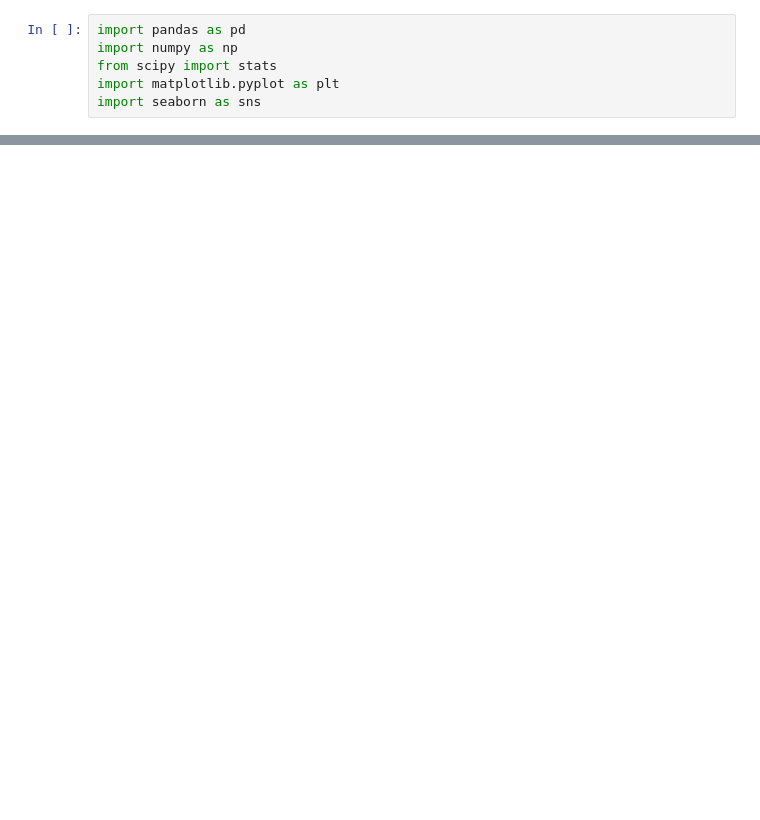
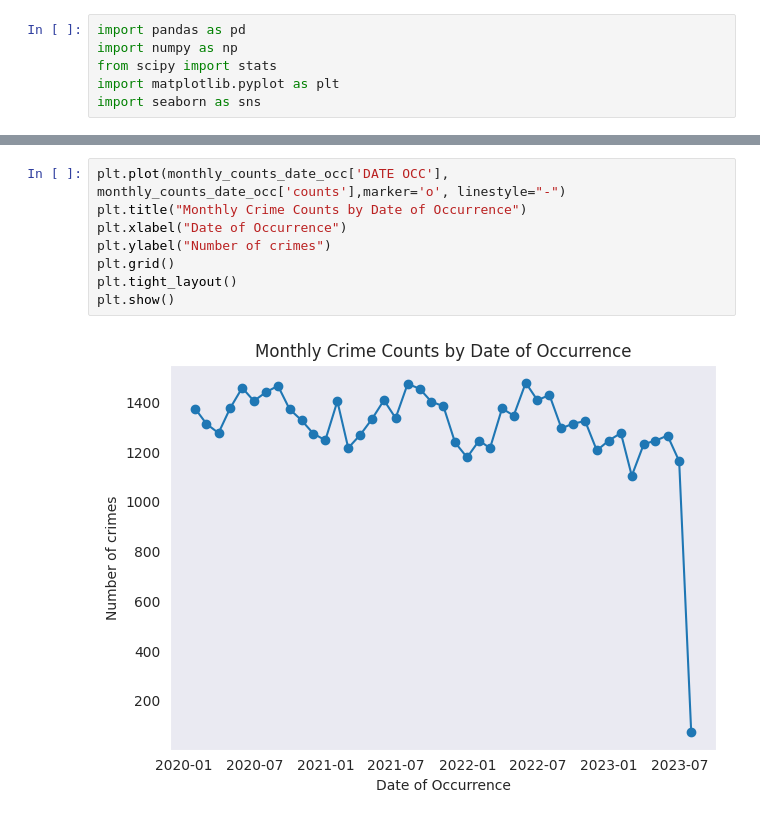
Before and after one commit to AAlimurung/APPLIED-AI-Datasets, a Jupyter notebook: main.ipynb, the cells around one changed output, grey strips where cells are left out. Cells and saved outputs as stored; diff of their text form; blank space fills up the shorter version.

```diff
--- a/main.ipynb
+++ b/main.ipynb
@@ -17,0 +41,10 @@ dataset.head() #checking if it is loaded correctly
+# %%
+plt.plot(monthly_counts_date_occ['DATE OCC'], monthly_counts_date_occ['counts'],marker='o', linestyle="-")
+plt.title("Monthly Crime Counts by Date of Occurrence")
+plt.xlabel("Date of Occurrence")
+plt.ylabel("Number of crimes")
+plt.grid()
+plt.tight_layout()
+plt.show()
+# %% [output]
+[figure, added]
```
Also changed, not shown: parts of 4 cells of this notebook, 1 other file.
